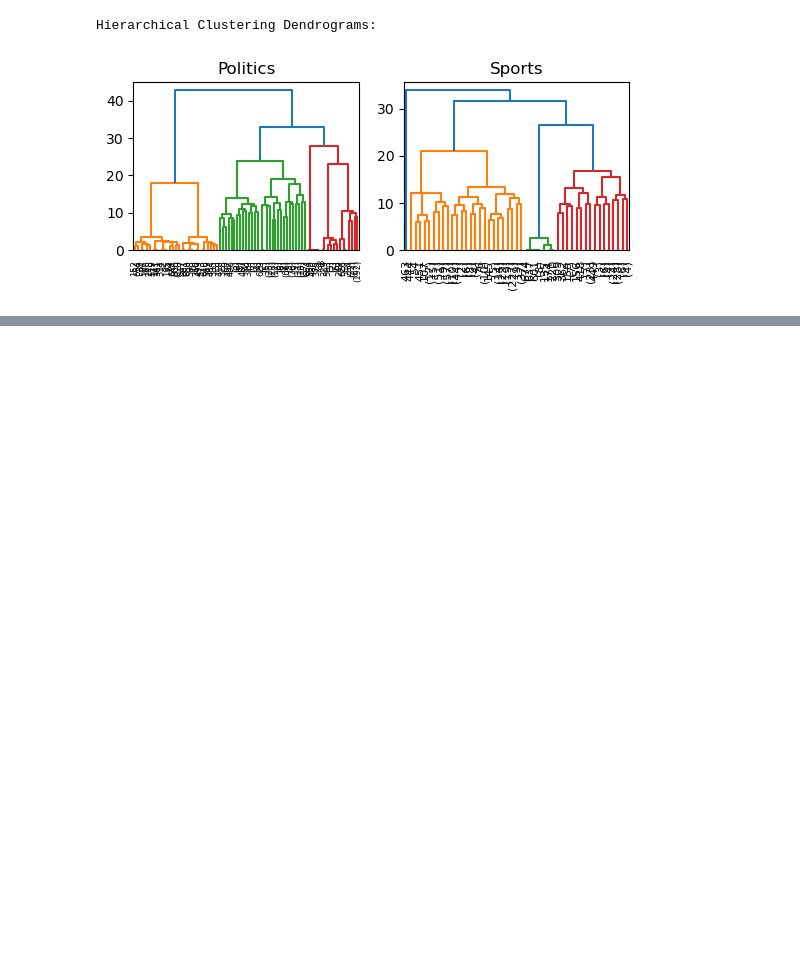
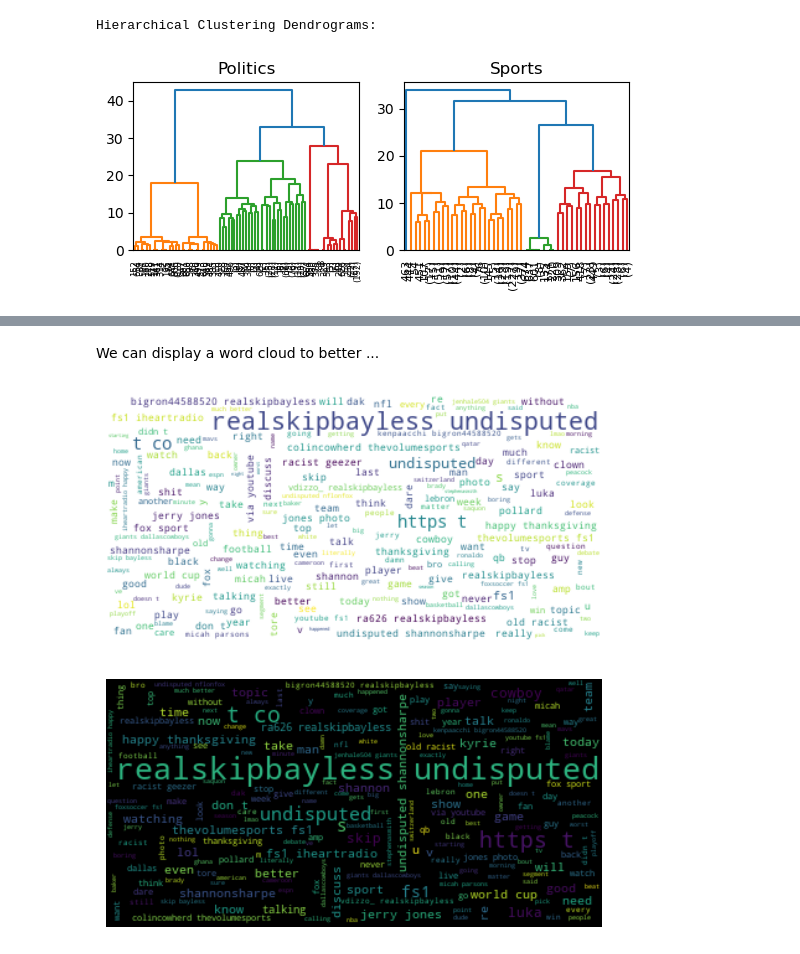
Before and after one commit to gianmarcoalessio/lab2ml, a Jupyter notebook: twitter-sport-politics.ipynb, the cells around one changed output, grey strips where cells are left out. Saved outputs shown, nothing was run; the diff lists cells and outputs as text; code cells hidden in the pictures; blank space fills up the shorter version.

```diff
--- a/twitter-sport-politics.ipynb
+++ b/twitter-sport-politics.ipynb
@@ -303,10 +318,5 @@ Hierarchical Clustering Dendrograms:
 model_ac_politics = AgglomerativeClustering(n_clusters=3).fit(X_train_bow_politics.toarray())
 y_train_bow_politics = model_ac_politics.fit_predict(X_train_bow_politics.toarray())
 
-model_ac_sports = AgglomerativeClustering(n_clusters=3).fit(X_train_bow_sports.toarray())
+model_ac_sports = AgglomerativeClustering(n_clusters=2).fit(X_train_bow_sports.toarray())
 y_train_bow_sports = model_ac_sports.fit_predict(X_train_bow_sports.toarray())
-# %%
-for i in range(0, 1000):
-    i = i+150
-    if y_train_bow_politics[i]==1:
-        display("Class: " + str(y_train_bow_politics[i]) + " Text: "+str(X_train_politics.iloc[i]))
@@ -326,0 +383,42 @@ for i in range(0, 1000):
+# %% [markdown]
+We can display a word cloud to better ...
+# %%
+from wordcloud import WordCloud, STOPWORDS
+
+df = X_train_sports[y_train_bow_sports == 0].values
+
+comment_words = ''
+
+# iterate through the csv file
+for val in df:
+
+    # typecaste each val to string
+    val = str(val)
+
+    # split the value
+    tokens = val.split()
+
+    # Converts each token into lowercase
+    for i in range(len(tokens)):
+        tokens[i] = tokens[i].lower()
+
+    comment_words += " ".join(tokens)+" "
+
+# Generate a word cloud image
+wordcloud = WordCloud(background_color ='white').generate(comment_words)
+
+# Display the generated image:
+# the matplotlib way:
+import matplotlib.pyplot as plt
+plt.imshow(wordcloud, interpolation='bilinear')
+plt.axis("off")
+
+# lower max_font_size
+wordcloud = WordCloud(max_font_size=40).generate(comment_words)
+plt.figure()
+plt.imshow(wordcloud, interpolation="bilinear")
+plt.axis("off")
+plt.show()
+# %% [output]
+[figure, added]
+[figure, added]
```
Also changed, not shown: parts of 10 cells of this notebook.
